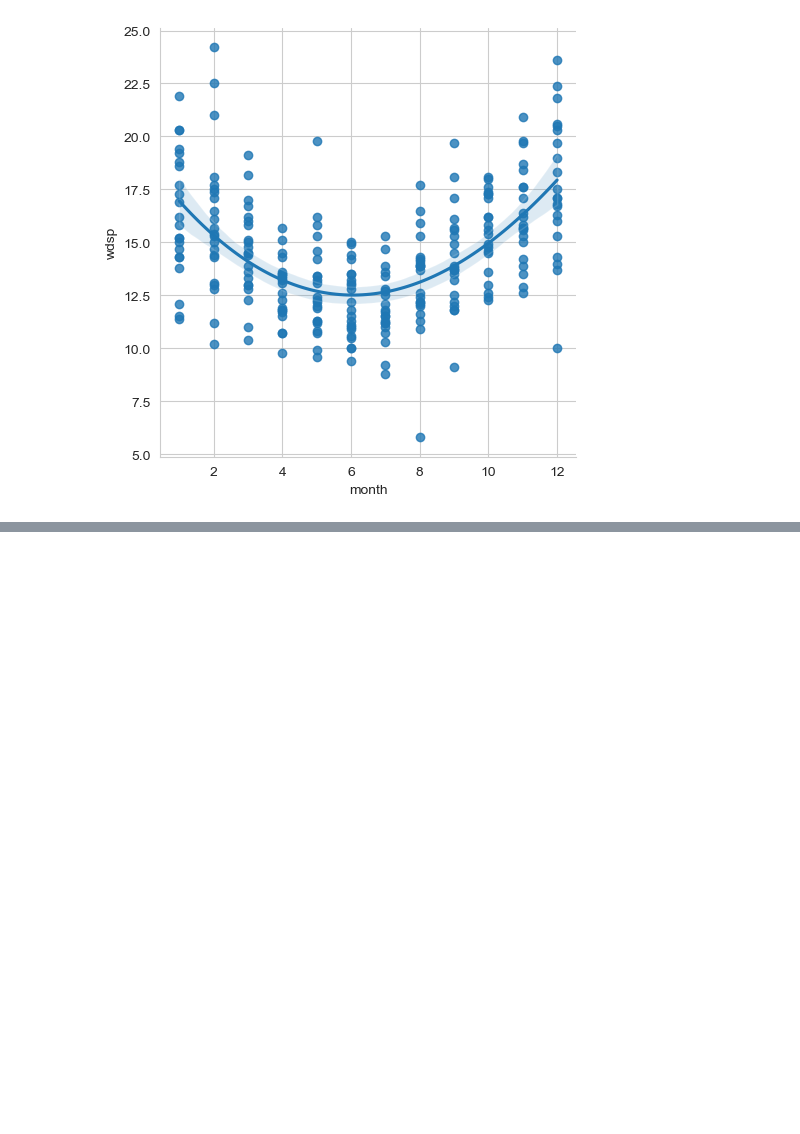
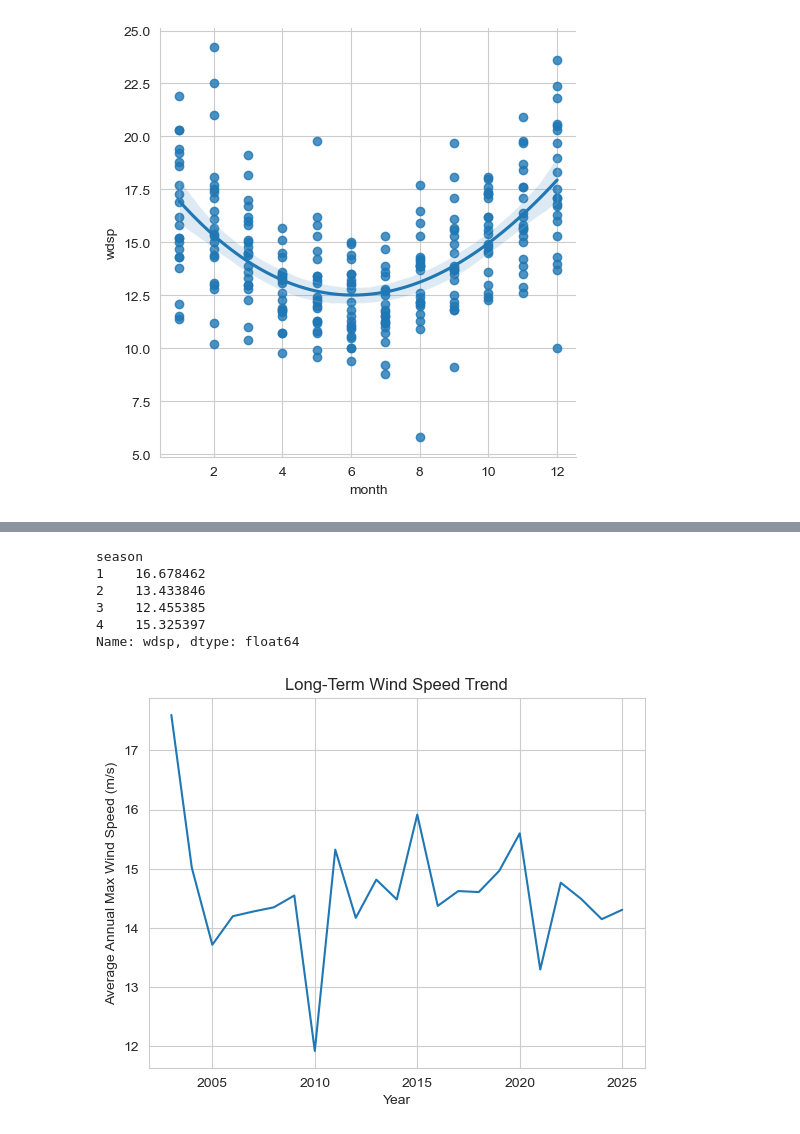
Before and after one commit to HewaOrang/PFDA, a Jupyter notebook: project/project.ipynb, the cells around one changed output, grey strips where cells are left out. Drawn from its saved outputs; the diff is of its cells as text; code cells hidden in the pictures; blank space fills up the shorter version.

```diff
--- a/project/project.ipynb
+++ b/project/project.ipynb
@@ -55,0 +139,24 @@ plt.show()
+# %%
+# Seasonal wind analysis
+df['season'] = df['month'] % 12 // 3 + 1 # Seasons: 1: Winter, 2: Spring, 3: Summer, 4: Autumn
+seasonal_wind = df.groupby('season')['wdsp'].mean()
+seasonal_wind
+# %% [output]
+season
+1    16.678462
+2    13.433846
+3    12.455385
+4    15.325397
+Name: wdsp, dtype: float64
+# %%
+# Long-term trend analysis
+annual_wind = df.groupby('year')['wdsp'].mean()
+
+plt.figure()
+plt.plot(annual_wind.index, annual_wind.values)
+plt.xlabel('Year')
+plt.ylabel('Average Annual Max Wind Speed (m/s)')
+plt.title('Long-Term Wind Speed Trend')
+plt.show()
+# %% [output]
+[figure, added]
```
Also changed, not shown: parts of 10 cells of this notebook.
